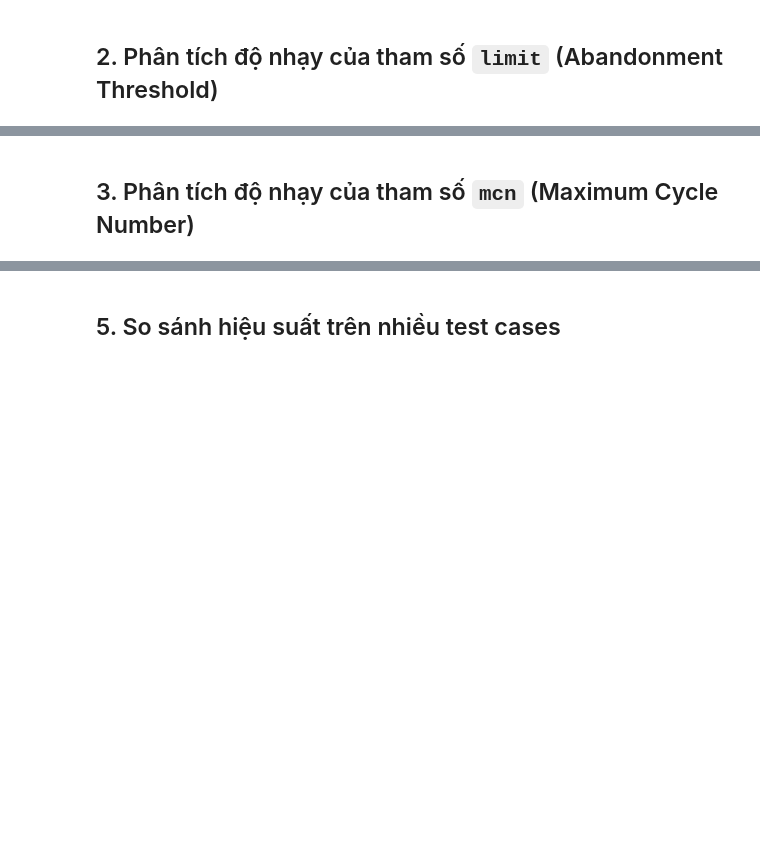
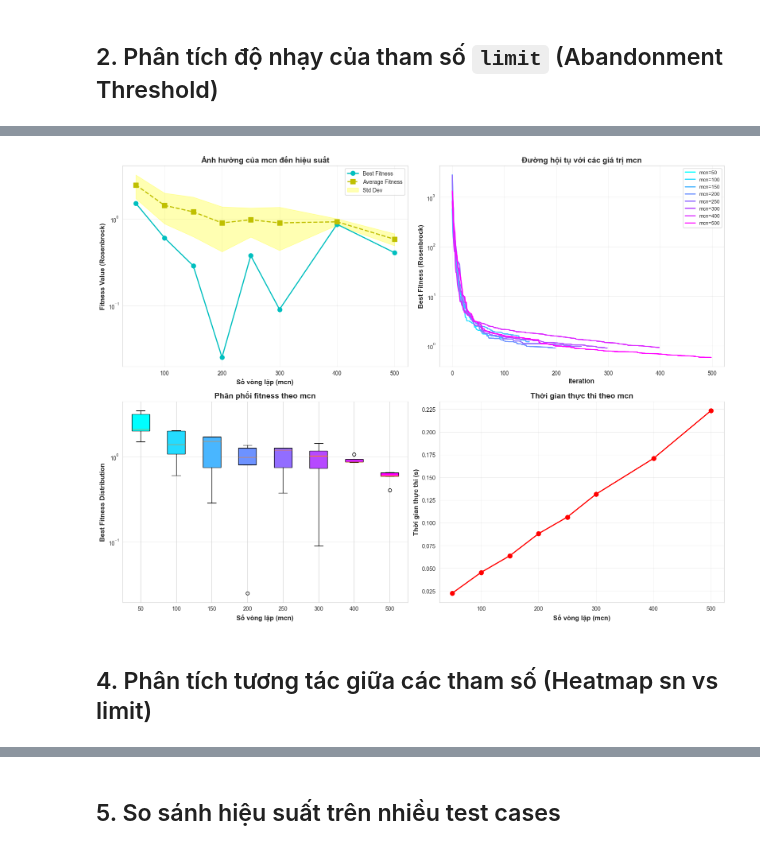
Before and after one commit to p1neapplechoco/search-algo, a Jupyter notebook: notebooks/abc_parameters.ipynb, the cells around one changed output, grey strips where cells are left out. Cells and saved outputs as stored; diff of their text form; code cells hidden in the pictures; blank space fills up the shorter version.

```diff
--- a/notebooks/abc_parameters.ipynb
+++ b/notebooks/abc_parameters.ipynb
@@ -376,2 +345,63 @@ plt.show()
+# %%
+fig, axes = plt.subplots(2, 2, figsize=(16, 12))
+
+ax1 = axes[0, 0]
+mcn_vals = [r["mcn"] for r in results_mcn]
+best_vals = [r["best_fitness"] for r in results_mcn]
+avg_vals = [r["avg_fitness"] for r in results_mcn]
+std_vals = [r["std_fitness"] for r in results_mcn]
+
+ax1.plot(mcn_vals, best_vals, "co-", linewidth=2, markersize=8, label="Best Fitness")
+ax1.plot(mcn_vals, avg_vals, "ys--", linewidth=2, markersize=8, label="Average Fitness")
+ax1.fill_between(
+    mcn_vals,
+    np.array(avg_vals) - np.array(std_vals),
+    np.array(avg_vals) + np.array(std_vals),
+    alpha=0.3,
+    color="yellow",
+    label="Std Dev",
+)
+ax1.set_xlabel("Số vòng lặp (mcn)", fontsize=12, fontweight="bold")
+ax1.set_ylabel("Fitness Value (Rosenbrock)", fontsize=12, fontweight="bold")
+ax1.set_title("Ảnh hưởng của mcn đến hiệu suất", fontsize=14, fontweight="bold")
+ax1.legend(loc="best")
+ax1.grid(True, alpha=0.3)
+ax1.set_yscale("log")
+
+ax2 = axes[0, 1]
+colors = plt.cm.cool(np.linspace(0, 1, len(results_mcn)))
+for i, result in enumerate(results_mcn):
+    avg_history = np.mean(result["convergence_history"], axis=0)
+    ax2.plot(avg_history, color=colors[i], linewidth=2, label=f"mcn={result['mcn']}")
+ax2.set_xlabel("Iteration", fontsize=12, fontweight="bold")
+ax2.set_ylabel("Best Fitness (Rosenbrock)", fontsize=12, fontweight="bold")
+ax2.set_title("Đường hội tụ với các giá trị mcn", fontsize=14, fontweight="bold")
+ax2.legend(loc="best", fontsize=9)
+ax2.grid(True, alpha=0.3)
+ax2.set_yscale("log")
+
+ax3 = axes[1, 0]
+data_for_boxplot = [r["all_best_fitnesses"] for r in results_mcn]
+bp = ax3.boxplot(data_for_boxplot, labels=mcn_vals, patch_artist=True)
+for patch, color in zip(bp["boxes"], colors):
+    patch.set_facecolor(color)
+ax3.set_xlabel("Số vòng lặp (mcn)", fontsize=12, fontweight="bold")
+ax3.set_ylabel("Best Fitness Distribution", fontsize=12, fontweight="bold")
+ax3.set_title("Phân phối fitness theo mcn", fontsize=14, fontweight="bold")
+ax3.grid(True, alpha=0.3, axis="y")
+ax3.set_yscale("log")
+
+ax4 = axes[1, 1]
+time_vals = [r["avg_time"] for r in results_mcn]
+ax4.plot(mcn_vals, time_vals, "ro-", linewidth=2, markersize=8)
+ax4.set_xlabel("Số vòng lặp (mcn)", fontsize=12, fontweight="bold")
+ax4.set_ylabel("Thời gian thực thi (s)", fontsize=12, fontweight="bold")
+ax4.set_title("Thời gian thực thi theo mcn", fontsize=14, fontweight="bold")
+ax4.grid(True, alpha=0.3)
+
+plt.tight_layout()
+plt.show()
+# %% [output]
+[figure, added]
 # %% [markdown]
-## 3. Phân tích độ nhạy của tham số `mcn` (Maximum Cycle Number)
+## 4. Phân tích tương tác giữa các tham số (Heatmap sn vs limit)
```
Also changed, not shown: parts of 29 cells of this notebook, 1 other file.
